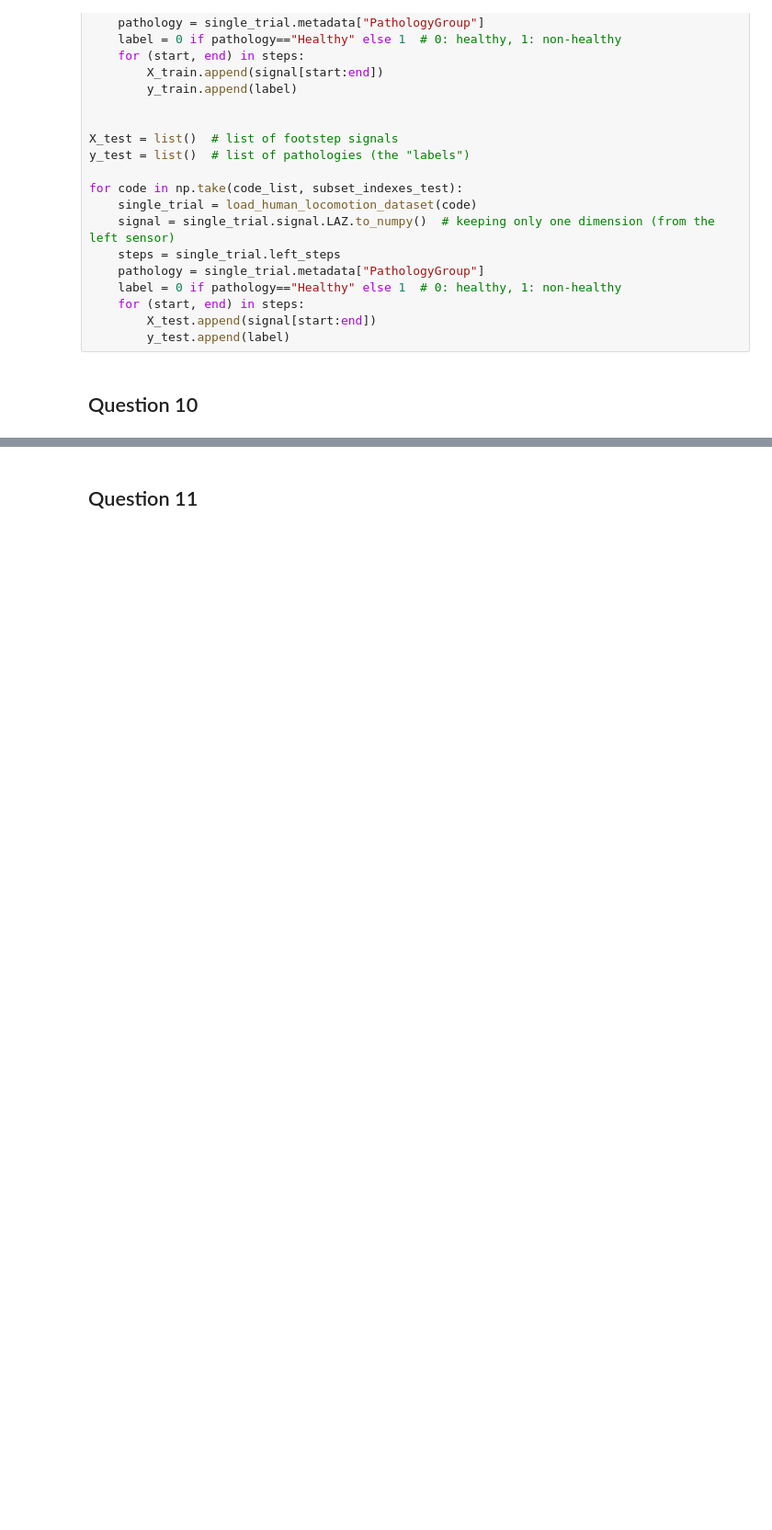
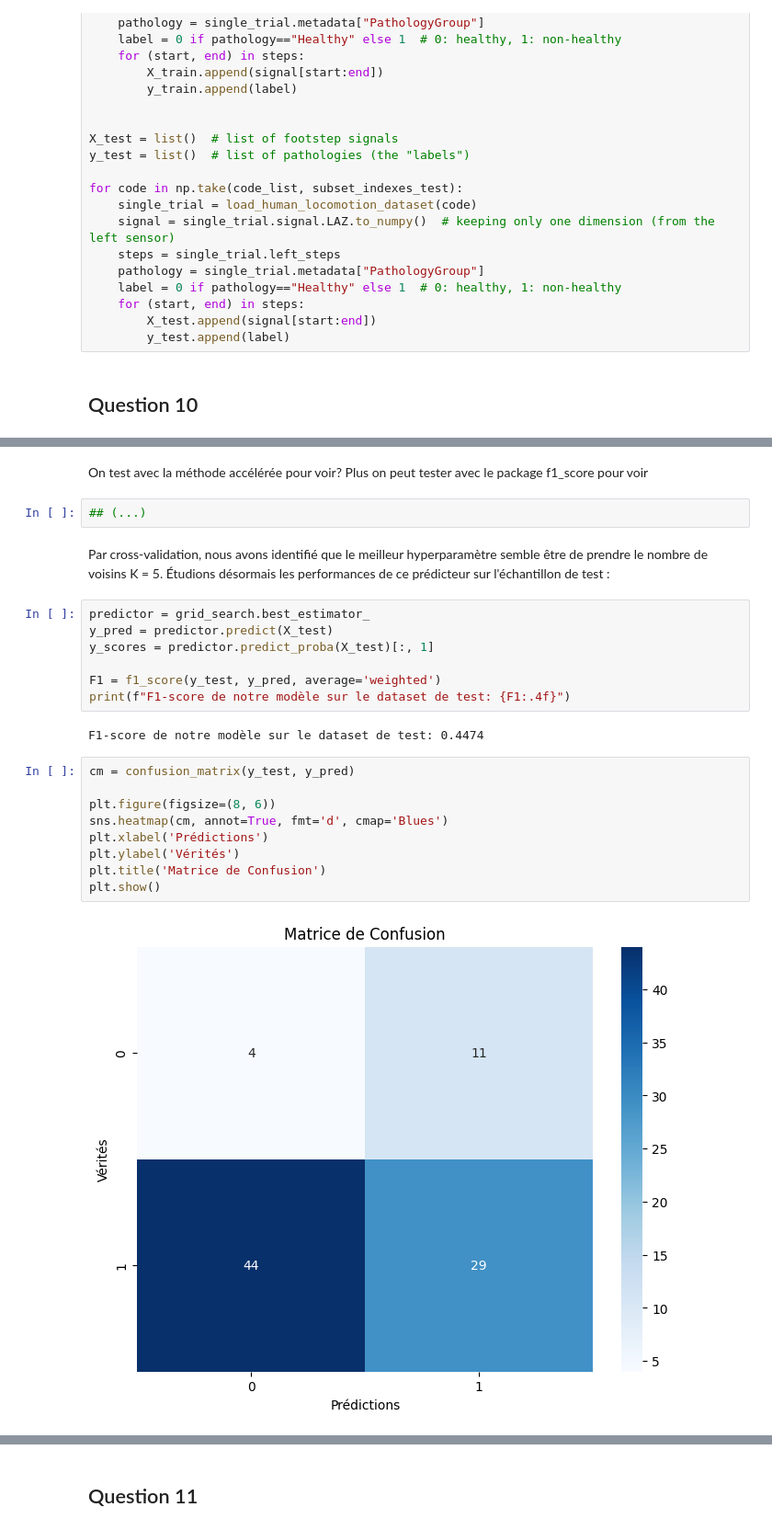
Before and after one commit to NailKhelifa/MVA_Times_Series_ML_Homeworks, a Jupyter notebook: Assignment 1/Assignment 1 - ML for TS (MVA).ipynb, the cells around one changed output, grey strips where cells are left out. Shown at 92% size. Cells and saved outputs as stored; diff of their text form; blank space fills up the shorter version.

```diff
--- a/Assignment 1/Assignment 1 - ML for TS (MVA).ipynb
+++ b/Assignment 1/Assignment 1 - ML for TS (MVA).ipynb
@@ -184,0 +333,26 @@ for code in np.take(code_list, subset_indexes_test):
+# %% [markdown]
+On test avec la méthode accélérée pour voir? Plus on peut tester avec le package f1_score pour voir
+# %%
+## (...)
+# %% [markdown]
+Par cross-validation, nous avons identifié que le meilleur hyperparamètre semble être de prendre le nombre de voisins K = 5. Étudions désormais les performances de ce prédicteur sur l'échantillon de test :
+# %%
+predictor = grid_search.best_estimator_
+y_pred = predictor.predict(X_test)
+y_scores = predictor.predict_proba(X_test)[:, 1]
+
+F1 = f1_score(y_test, y_pred, average='weighted')
+print(f"F1-score de notre modèle sur le dataset de test: {F1:.4f}")
+# %% [output]
+F1-score de notre modèle sur le dataset de test: 0.4474
+# %%
+cm = confusion_matrix(y_test, y_pred)
+
+plt.figure(figsize=(8, 6))
+sns.heatmap(cm, annot=True, fmt='d', cmap='Blues')
+plt.xlabel('Prédictions')
+plt.ylabel('Vérités')
+plt.title('Matrice de Confusion')
+plt.show()
+# %% [output]
+[figure, added]
```
Also changed, not shown: parts of 17 cells of this notebook, 1 other file.
